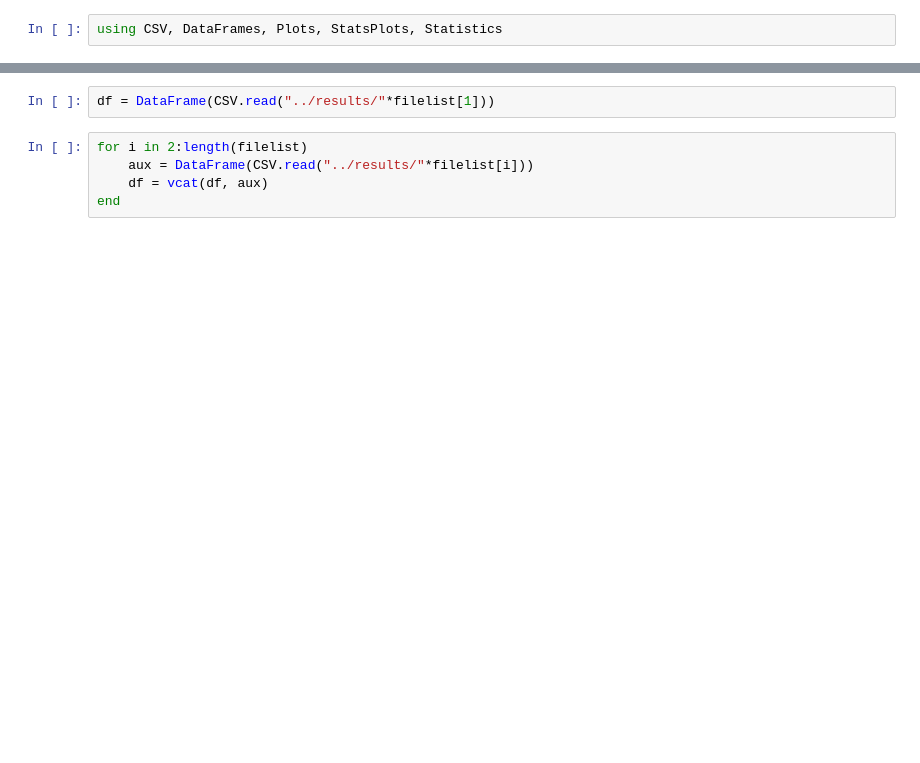
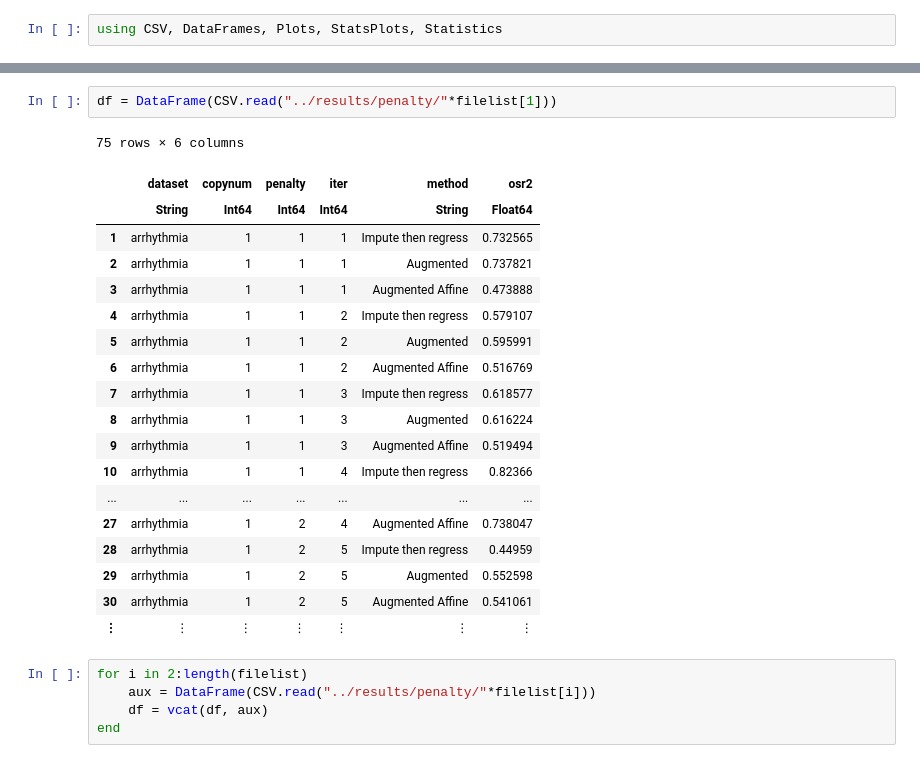
Before and after one commit to adelarue/PMD, a Jupyter notebook: notebooks/02 - Analyze results.ipynb, the cells around one changed output, grey strips where cells are left out. Cells and saved outputs as stored; diff of their text form; blank space fills up the shorter version.

```diff
--- a/notebooks/02 - Analyze results.ipynb
+++ b/notebooks/02 - Analyze results.ipynb
@@ -5,8 +23,28 @@ filelist = [ f for f in split.(read(`ls ../results/`, String), "\n") if endswith
 # %%
-df = DataFrame(CSV.read("../results/"*filelist[1]))
+df = DataFrame(CSV.read("../results/penalty/"*filelist[1]))
+# %% [output]
+75 rows × 6 columns
+|  | dataset | copynum | penalty | iter | method | osr2 |
+|  | String | Int64 | Int64 | Int64 | String | Float64 |
+| 1 | arrhythmia | 1 | 1 | 1 | Impute then regress | 0.732565 |
+| 2 | arrhythmia | 1 | 1 | 1 | Augmented | 0.737821 |
+| 3 | arrhythmia | 1 | 1 | 1 | Augmented Affine | 0.473888 |
+| 4 | arrhythmia | 1 | 1 | 2 | Impute then regress | 0.579107 |
+| 5 | arrhythmia | 1 | 1 | 2 | Augmented | 0.595991 |
+| 6 | arrhythmia | 1 | 1 | 2 | Augmented Affine | 0.516769 |
+| 7 | arrhythmia | 1 | 1 | 3 | Impute then regress | 0.618577 |
+| 8 | arrhythmia | 1 | 1 | 3 | Augmented | 0.616224 |
+| 9 | arrhythmia | 1 | 1 | 3 | Augmented Affine | 0.519494 |
+| 10 | arrhythmia | 1 | 1 | 4 | Impute then regress | 0.82366 |
+| ... | ... | ... | ... | ... | ... | ... |
+| 27 | arrhythmia | 1 | 2 | 4 | Augmented Affine | 0.738047 |
+| 28 | arrhythmia | 1 | 2 | 5 | Impute then regress | 0.44959 |
+| 29 | arrhythmia | 1 | 2 | 5 | Augmented | 0.552598 |
+| 30 | arrhythmia | 1 | 2 | 5 | Augmented Affine | 0.541061 |
+| ⋮ | ⋮ | ⋮ | ⋮ | ⋮ | ⋮ | ⋮ |
 # %%
 for i in 2:length(filelist)
-    aux = DataFrame(CSV.read("../results/"*filelist[i]))
+    aux = DataFrame(CSV.read("../results/penalty/"*filelist[i]))
     df = vcat(df, aux)
 end
 # %%
```
Also changed, not shown: parts of 5 cells of this notebook, 1 other file.
